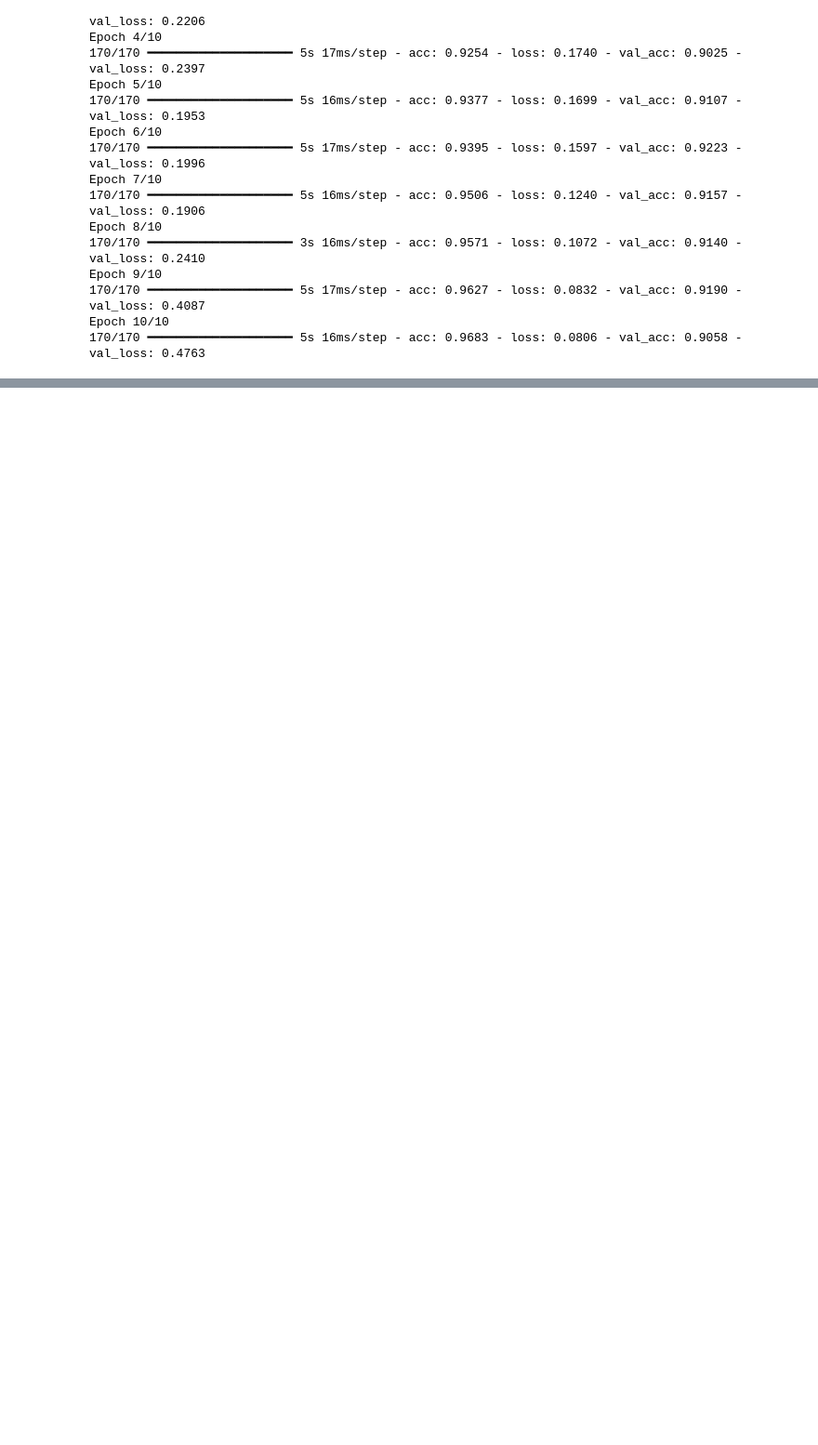
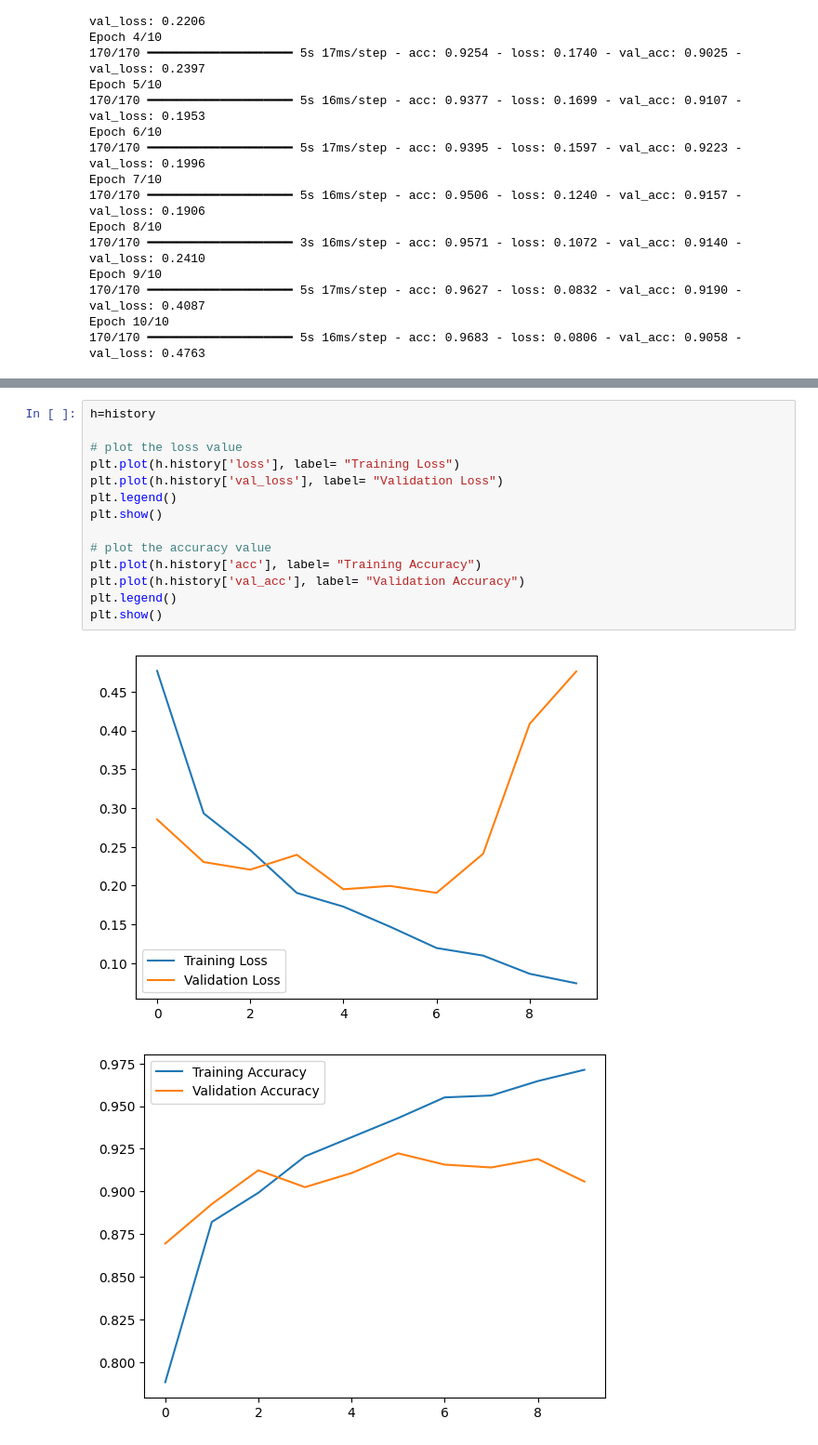
Before and after one commit to Kahkashan2708/Face-mask-detection, a Jupyter notebook: Face_mask_detection.ipynb, the cells around one changed output, grey strips where cells are left out. Shown: that part at 93% size. Saved outputs shown, nothing was run; the diff lists cells and outputs as text; blank space fills up the shorter version.

Commit message:
Evaluate the model with Accuracy and Loss

```diff
--- a/Face_mask_detection.ipynb
+++ b/Face_mask_detection.ipynb
@@ -265,0 +274,17 @@ Epoch 10/10
+# %%
+h=history
+
+# plot the loss value
+plt.plot(h.history['loss'], label= "Training Loss")
+plt.plot(h.history['val_loss'], label= "Validation Loss")
+plt.legend()
+plt.show()
+
+# plot the accuracy value
+plt.plot(h.history['acc'], label= "Training Accuracy")
+plt.plot(h.history['val_acc'], label= "Validation Accuracy")
+plt.legend()
+plt.show()
+# %% [output]
+[figure, added]
+[figure, added]
```
Also changed, not shown: parts of 2 cells of this notebook.
